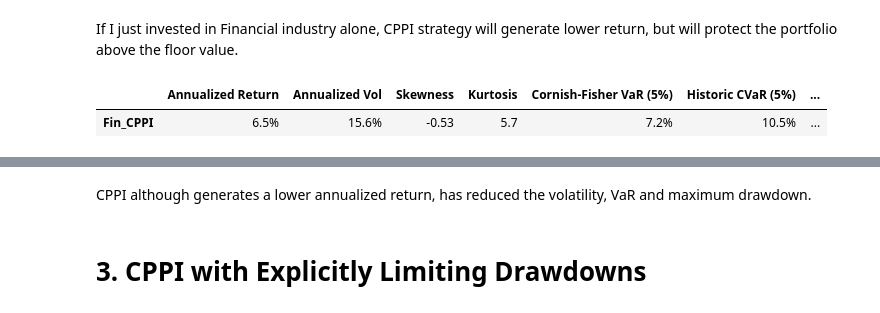
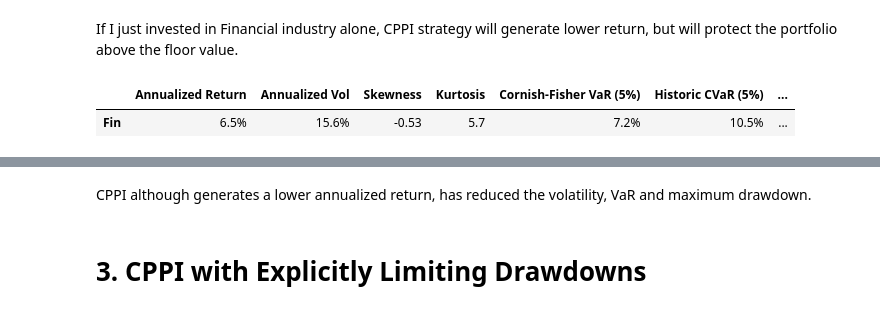
Before and after one commit to xiangyuli2021/CPPI, a Jupyter notebook: CPPI.ipynb, the cells around one changed output, grey strips where cells are left out. Drawn from its saved outputs; the diff is of its cells as text; code cells hidden in the pictures.

```diff
--- a/CPPI.ipynb
+++ b/CPPI.ipynb
@@ -98,2 +85,6 @@ plt.show()
 # %% [markdown]
 If I just invested in Steel industry alone, CPPI strategy apparently has lower variation and will protect my portfolio above the floor value.
+# %%
+industry = 'Steel'
+start_date = '2000-01'
+end_date = '2024-12'
@@ -100,4 +96,5 @@ If I just invested in Steel industry alone, CPPI strategy apparently has lower v
 # %%
+btr = f.run_cppi(rets[start_date:end_date][[industry]], safe_r=None, m=3, start=1000, floor=0.8, riskfree_rate=0.03)
 summary = f.summary_stats(btr["Wealth"].pct_change().dropna(), periods_per_year=12, riskfree_rate=0.03)
 summary = summary.style.format(formatter="{:.1%}",subset=["Annualized Return","Annualized Vol", "Cornish-Fisher VaR (5%)","Historic CVaR (5%)","Max Drawdown"])
 summary = summary.format(formatter="{:.2}",subset=["Sharpe Ratio","Skewness","Kurtosis"])
@@ -117,14 +114,3 @@ summary
 CPPI although generates a lower annualized return, has reduced the volatility, VaR and maximum drawdown.
 # %% [markdown]
 ## 2.3 Finance Industry
-# %%
-btr = f.run_cppi(rets["2000":][["Fin"]], safe_r=None, m=3, start=1000, floor=0.8, riskfree_rate=0.03)
-btr["Wealth"] = btr["Wealth"].add_suffix("_CPPI")
-btr["Risky Wealth"] = btr["Risky Wealth"].add_suffix("_Historical")
-btr['floor'] = btr["floor"].add_suffix("_floor")
-fig, ax = plt.subplots(figsize=(12,8))
-btr["Wealth"].plot(ax=ax, linestyle='-')
-btr["Risky Wealth"].plot(ax=ax,style=":")
-btr['floor'].plot(ax=ax,color='r',linestyle='--')
-plt.legend(title="Legend", loc="upper left", fontsize="medium", shadow=True)
-plt.show()
@@ -132,0 +117,4 @@ plt.show()
+# %%
+industry = 'Fin'
+start_date = '2000-01'
+end_date = '2024-12'
@@ -133,13 +126,14 @@ plt.show()
 # %% [markdown]
 If I just invested in Financial industry alone, CPPI strategy will generate lower return, but will protect the portfolio above the floor value.
 # %%
+btr = f.run_cppi(rets[start_date:end_date][[industry]], safe_r=None, m=3, start=1000, floor=0.8, riskfree_rate=0.03)
 summary = f.summary_stats(btr["Wealth"].pct_change().dropna(), periods_per_year=12, riskfree_rate=0.03)
 summary = summary.style.format(formatter="{:.1%}",subset=["Annualized Return","Annualized Vol", "Cornish-Fisher VaR (5%)","Historic CVaR (5%)","Max Drawdown"])
 summary = summary.format(formatter="{:.2}",subset=["Sharpe Ratio","Skewness","Kurtosis"])
 summary
 # %% [output]
 |  | Annualized Return | Annualized Vol | Skewness | Kurtosis | Cornish-Fisher VaR (5%) | Historic CVaR (5%) | ... |
-| Fin_CPPI | 6.5% | 15.6% | -0.53 | 5.7 | 7.2% | 10.5% | ... |
+| Fin | 6.5% | 15.6% | -0.53 | 5.7 | 7.2% | 10.5% | ... |
 # %%
 summary = f.summary_stats(btr["Risky Wealth"].pct_change().dropna(), periods_per_year=12, riskfree_rate=0.03)
 summary = summary.style.format(formatter="{:.1%}",subset=["Annualized Return","Annualized Vol", "Cornish-Fisher VaR (5%)","Historic CVaR (5%)","Max Drawdown"])
```
Also changed, not shown: parts of 28 cells of this notebook, 1 other file.
